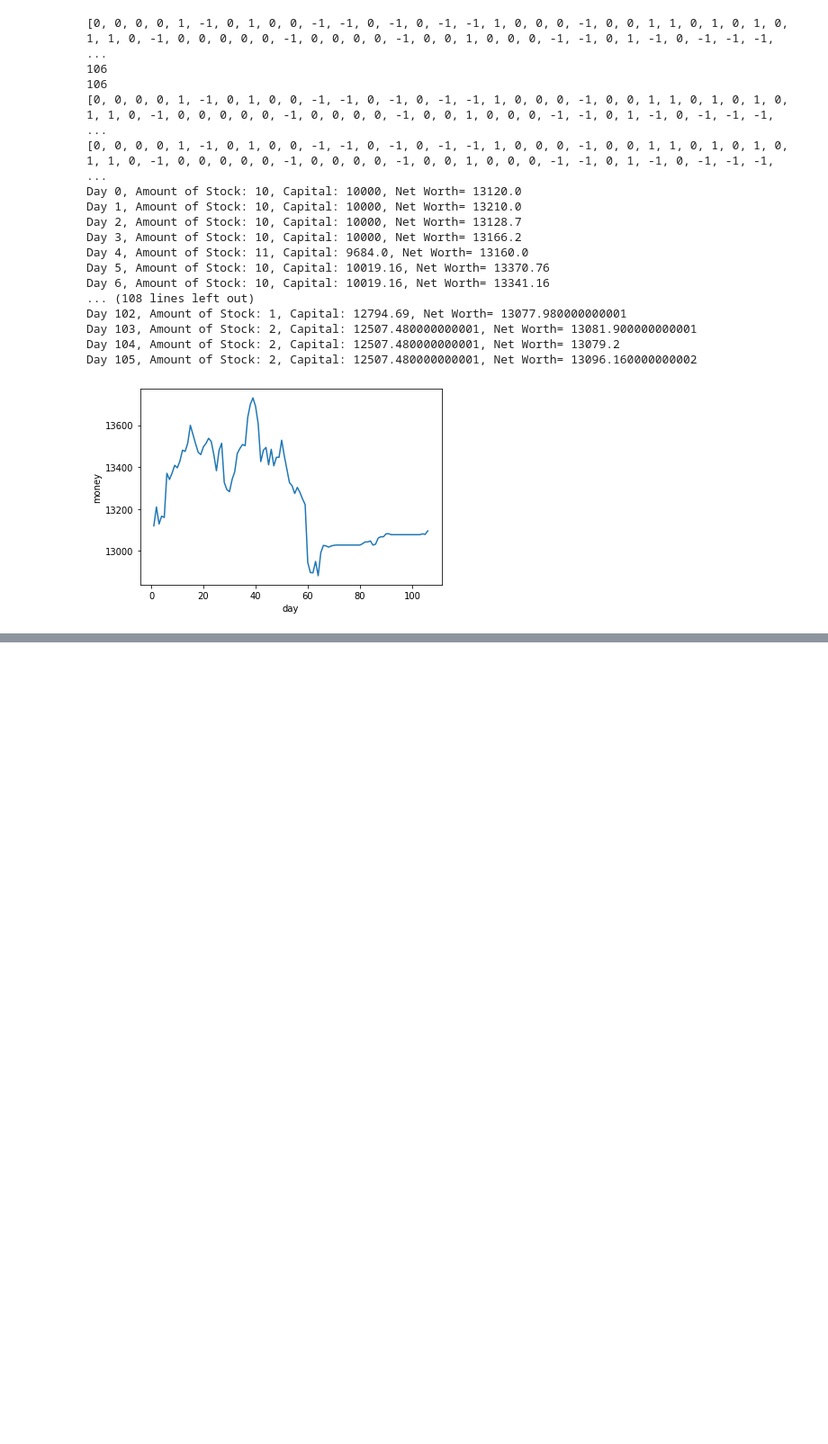
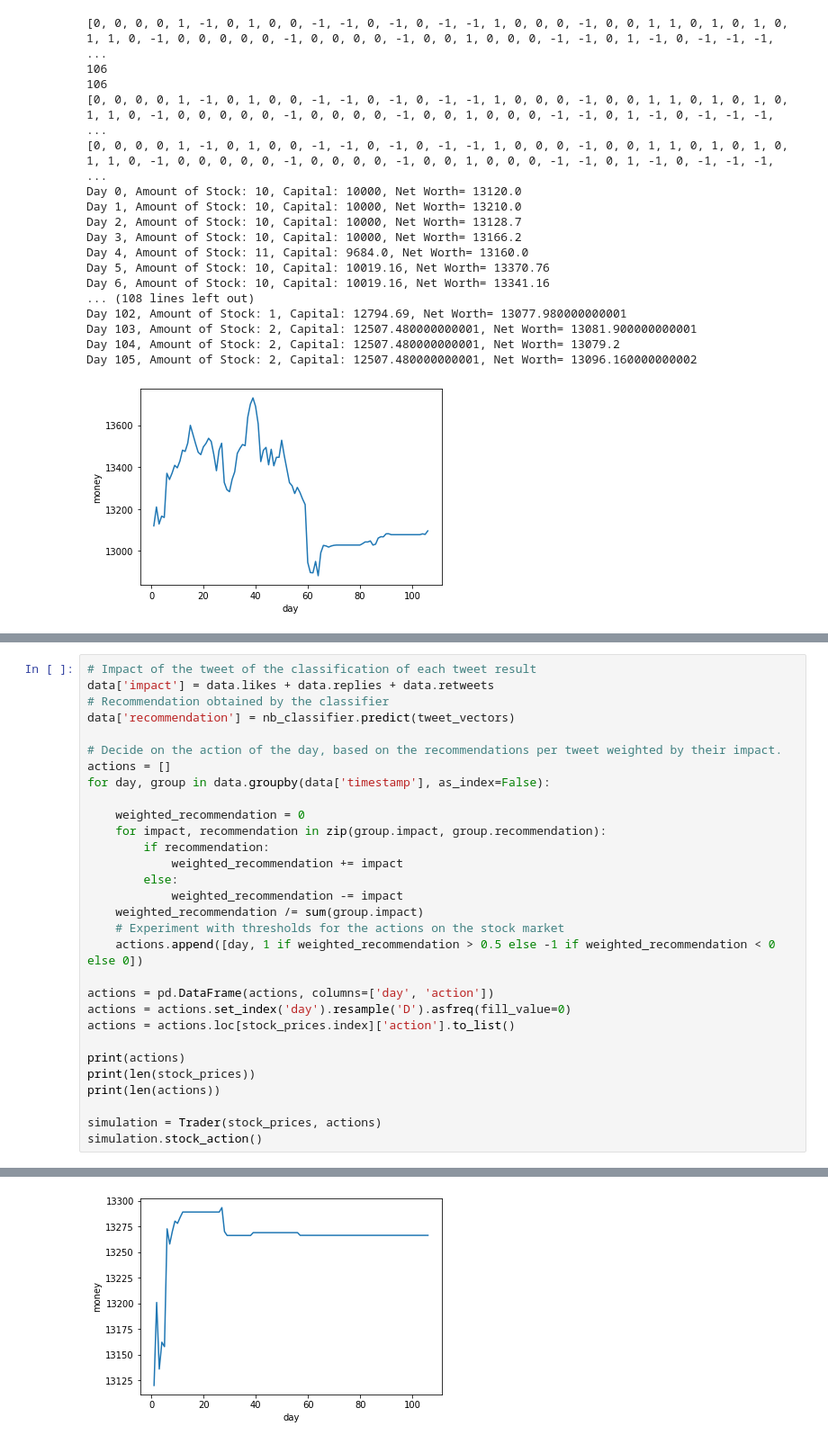
Before and after one commit to AliKarpuzoglu/Tweet_analysis_Stock_prediction, a Jupyter notebook: wordvec_classifier.ipynb, the cells around one changed output, grey strips where cells are left out. Shown: that part at 90% size. Cells and saved outputs as stored; diff of their text form; blank space fills up the shorter version.

```diff
--- a/wordvec_classifier.ipynb
+++ b/wordvec_classifier.ipynb
@@ -295,0 +280,31 @@ data
+# %%
+# Impact of the tweet of the classification of each tweet result
+data['impact'] = data.likes + data.replies + data.retweets
+# Recommendation obtained by the classifier
+data['recommendation'] = nb_classifier.predict(tweet_vectors)
+
+# Decide on the action of the day, based on the recommendations per tweet weighted by their impact.
+actions = []
+for day, group in data.groupby(data['timestamp'], as_index=False):
+
+    weighted_recommendation = 0
+    for impact, recommendation in zip(group.impact, group.recommendation):
+        if recommendation:
+            weighted_recommendation += impact
+        else:
+            weighted_recommendation -= impact
+    weighted_recommendation /= sum(group.impact)
+    # Experiment with thresholds for the actions on the stock market
+    actions.append([day, 1 if weighted_recommendation > 0.5 else -1 if weighted_recommendation < 0 else 0])
+
+actions = pd.DataFrame(actions, columns=['day', 'action'])
+actions = actions.set_index('day').resample('D').asfreq(fill_value=0)
+actions = actions.loc[stock_prices.index]['action'].to_list()
+
+print(actions)
+print(len(stock_prices))
+print(len(actions))
+
+simulation = Trader(stock_prices, actions)
+simulation.stock_action()
+# %% [output]
@@ -295,0 +328 @@ data
+[figure, added]
```
Also changed, not shown: parts of 3 cells of this notebook, 1 other file.
